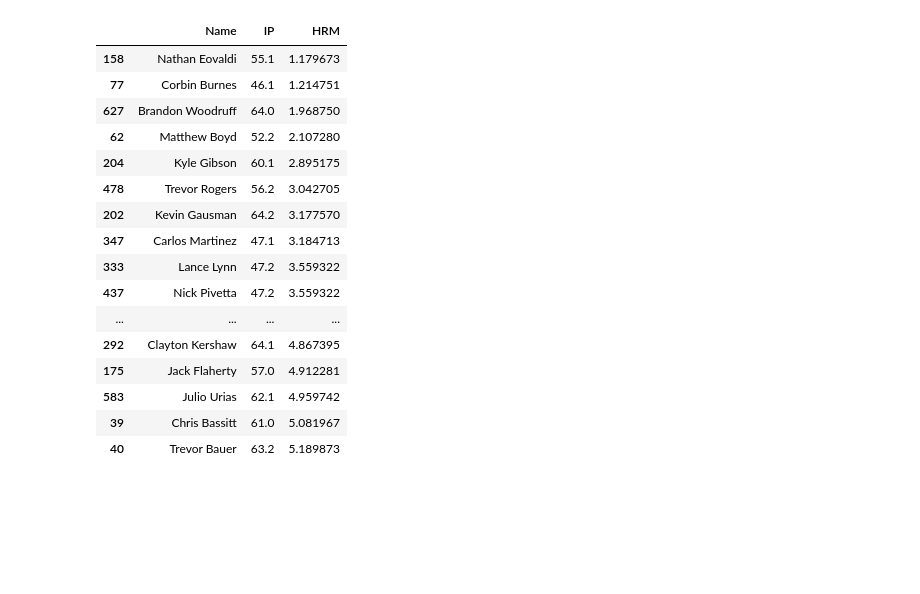
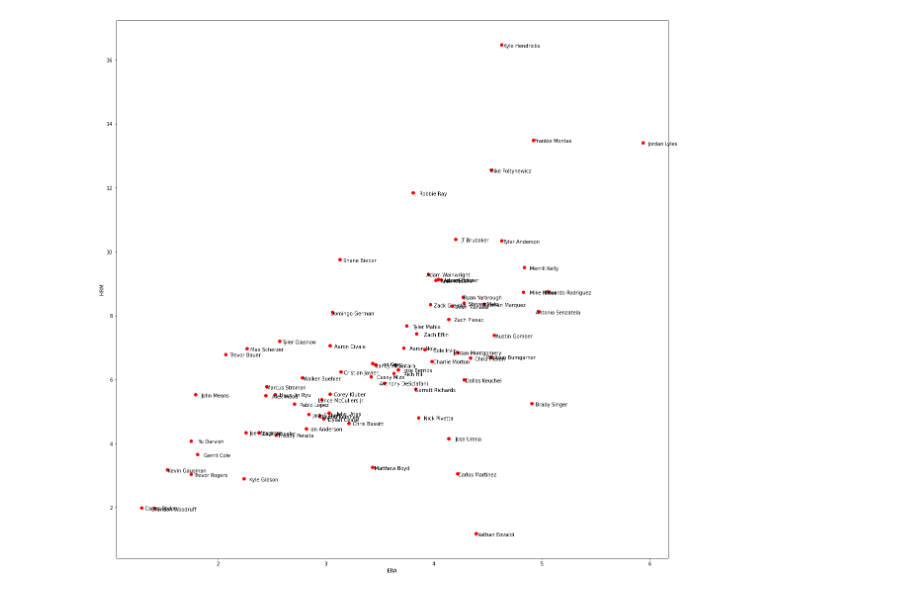
Before and after one commit to masonmcbride/baseball, a Jupyter notebook: pitching_stats_exploration.ipynb, the cells around one changed output. Cells and saved outputs as stored; diff of their text form; code cells hidden in the pictures; blank space fills up the shorter version.

Commit message:
add graphs for ipvshrm and eravshrm

```diff
--- a/pitching_stats_exploration.ipynb
+++ b/pitching_stats_exploration.ipynb
@@ -31,20 +26,0 @@ for k, p in pitchers.items():
-# %%
-pitchers['2021'].head(25)
-# %% [output]
-|  | Name | IP | HRM |
-| 158 | Nathan Eovaldi | 55.1 | 1.179673 |
-| 77 | Corbin Burnes | 46.1 | 1.214751 |
-| 627 | Brandon Woodruff | 64.0 | 1.968750 |
-| 62 | Matthew Boyd | 52.2 | 2.107280 |
-| 204 | Kyle Gibson | 60.1 | 2.895175 |
-| 478 | Trevor Rogers | 56.2 | 3.042705 |
-| 202 | Kevin Gausman | 64.2 | 3.177570 |
-| 347 | Carlos Martinez | 47.1 | 3.184713 |
-| 333 | Lance Lynn | 47.2 | 3.559322 |
-| 437 | Nick Pivetta | 47.2 | 3.559322 |
-| ... | ... | ... | ... |
-| 292 | Clayton Kershaw | 64.1 | 4.867395 |
-| 175 | Jack Flaherty | 57.0 | 4.912281 |
-| 583 | Julio Urias | 62.1 | 4.959742 |
-| 39 | Chris Bassitt | 61.0 | 5.081967 |
-| 40 | Trevor Bauer | 63.2 | 5.189873 |
@@ -50,0 +30,6 @@ pitchers['2021'].head(25)
+# %%
+xlabel = 'ERA'
+pitchers = init(75)
+plot(pitchers['2021'], xlabel, 'HRM')
+# %% [output]
+[figure, added]
```
Also changed, not shown: parts of 9 cells of this notebook, 12 other files.
